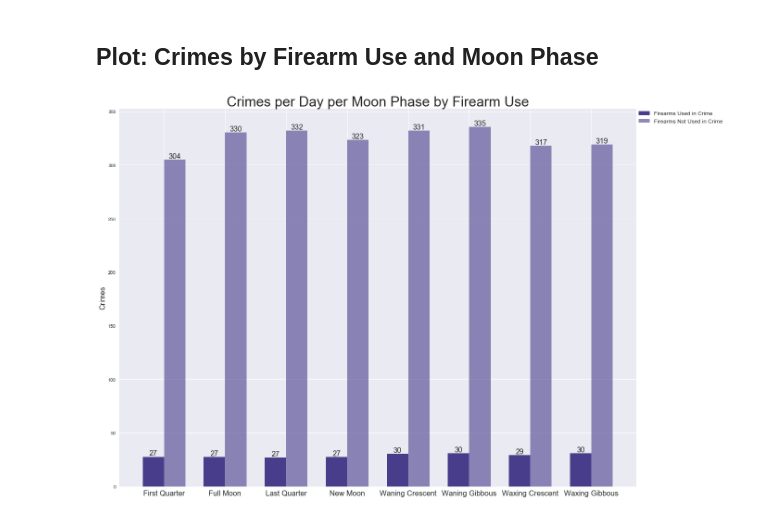
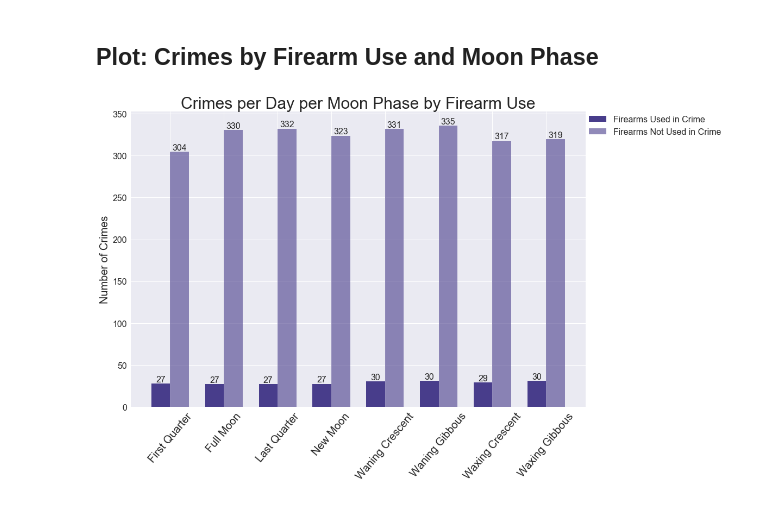
Before and after one commit to penguinistakc/team_mcgruff, a Jupyter notebook: Project Analysis.ipynb, the cells around one changed output. Cells and saved outputs as stored; diff of their text form; code cells hidden in the pictures.

```diff
--- a/Project Analysis.ipynb
+++ b/Project Analysis.ipynb
@@ -419,38 +419,43 @@ crimes_using_firearms = crime_firearm_moon_days_combined['Crimes Using Firearms
 ind = np.arange(N)  # the x locations for the groups
 width = 0.35       # the width of the bars
 
-fig, ax = plt.subplots(figsize=(20,15))
+fig, ax = plt.subplots(figsize=(15,10))
 rects1 = ax.bar(ind, crimes_using_firearms, width, color='darkslateblue', alpha=1.0, label='Firearms Used in Crime')
 
 crimes_not_using_firearms = crime_firearm_moon_days_combined['Crimes Not Using Firearms Per Day']
 #women_std = (3, 5, 2, 3, 3)
 rects2 = ax.bar(ind + width, crimes_not_using_firearms, width, color='darkslateblue', alpha=0.6,
                label='Firearms Not Used in Crime')
 
 # add some text for labels, title and axes ticks
 
-ax.set_ylabel('Crimes', fontsize=16)
+ax.set_ylabel('Number of Crimes', fontsize=20)
 ax.set_title('Crimes per Day per Moon Phase by Firearm Use', fontsize=30)
 ax.set_xticks(ind + width / 2)
-ax.set_xticklabels(x_labels, fontsize=16)
-
+ax.set_xticklabels(x_labels, rotation=50, fontsize=20)
+y_ticks=['0','50', '100', '150', '200', '250', '300', '350']
+ax.set_yticklabels(y_ticks, rotation=0, fontsize=16)
 #ax.legend((rects1[0], rects2[0]), ('Firearms Used in Crime', 'Firearms not Used in Crime'), loc='best')
-ax.legend(bbox_to_anchor=(1, 1), loc=2, borderaxespad=0., prop={'size': 12}, markerscale=1.5)
+ax.legend(bbox_to_anchor=(1, 1), loc=2, borderaxespad=0., prop={'size': 16}, markerscale=1.5)
 #.set_title('Media Sources',prop={'size':14})
 
 def autolabel(rects):
     """
     Attach a text label above each bar displaying its height
     """
     for rect in rects:
         height = rect.get_height()
         ax.text(rect.get_x() + rect.get_width()/2., height + .02,
                 '%d' % int(height),
                 ha='center', va='bottom', fontsize = 16)
 
 autolabel(rects1)
 autolabel(rects2)
 
+#save an image of the plot to the output folder
+plt.savefig('Pics/CrimesPerDayPerMoonPhaseByFirearmUse.png')
+
+
 plt.show()
 # %% [output]
-[figure, old version]
+[figure, new version]
```
Also changed, not shown: 3 other files.
